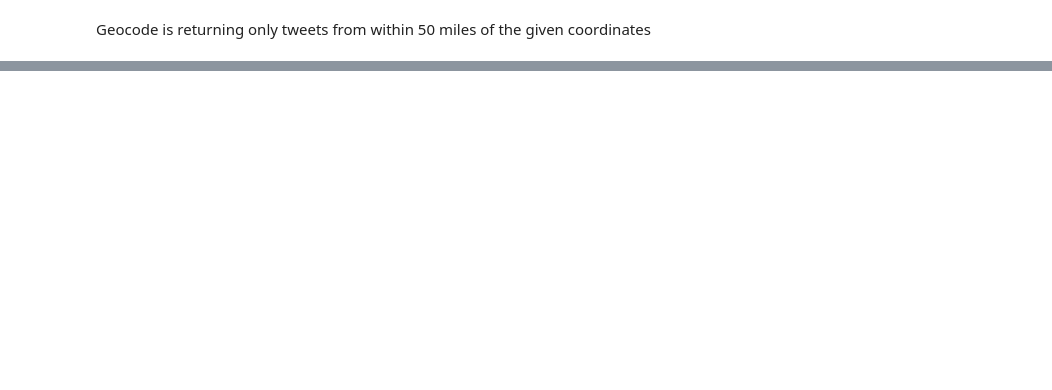
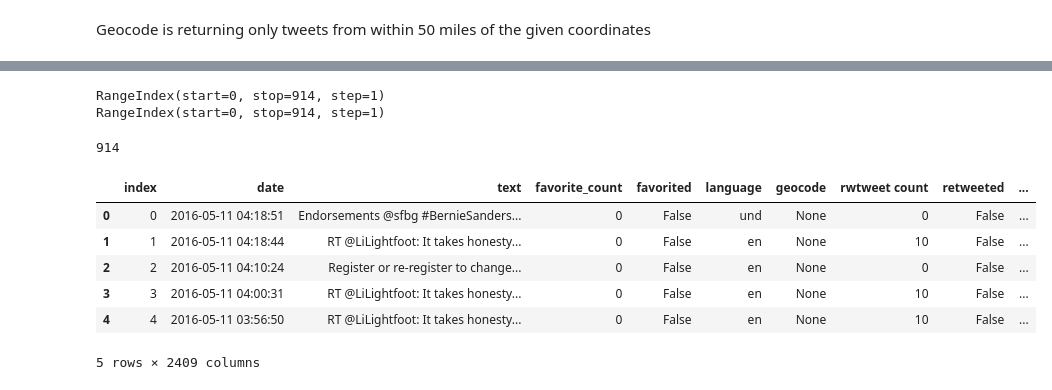
Before and after one commit to vandonova/sfdat22_work, a Jupyter notebook: hw/hw2.ipynb, the cells around one changed output, grey strips where cells are left out. Drawn from its saved outputs; the diff is of its cells as text; code cells hidden in the pictures; blank space fills up the shorter version.

```diff
--- a/hw/hw2.ipynb
+++ b/hw/hw2.ipynb
@@ -177,4 +157,5 @@ scipy.sparse.csr.csr_matrix
 #(hint you should now have thousands of columns)
 
 vect = CountVectorizer(ngram_range = (1,2), stop_words='english', min_df =2)
-doc_matrix = vect.fit_transform(df.text)
+doc_matrix = pd.DataFrame(vect.fit_transform(df.text).toarray(), columns=vect.get_feature_names())
+type(df)
@@ -186,0 +164,19 @@ TypeError: cannot astype a datetimelike from [datetime64[ns]] to [float64]
+# %%
+print doc_matrix.index
+print df.index
+len(df.index)
+# %% [output]
+RangeIndex(start=0, stop=914, step=1)
+RangeIndex(start=0, stop=914, step=1)
+914
+# %%
+pres_tweets = pd.concat([df, doc_matrix], axis=1)
+pres_tweets.head()
+# %% [output]
+|  | index | date | text | favorite_count | favorited | language | geocode | rwtweet count | retweeted | ... |
+| 0 | 0 | 2016-05-11 04:18:51 | Endorsements @sfbg #BernieSanders... | 0 | False | und | None | 0 | False | ... |
+| 1 | 1 | 2016-05-11 04:18:44 | RT @LiLightfoot: It takes honesty... | 0 | False | en | None | 10 | False | ... |
+| 2 | 2 | 2016-05-11 04:10:24 | Register or re-register to change... | 0 | False | en | None | 0 | False | ... |
+| 3 | 3 | 2016-05-11 04:00:31 | RT @LiLightfoot: It takes honesty... | 0 | False | en | None | 10 | False | ... |
+| 4 | 4 | 2016-05-11 03:56:50 | RT @LiLightfoot: It takes honesty... | 0 | False | en | None | 10 | False | ... |
+5 rows × 2409 columns
```
Also changed, not shown: parts of 32 cells of this notebook, 1 other file.
